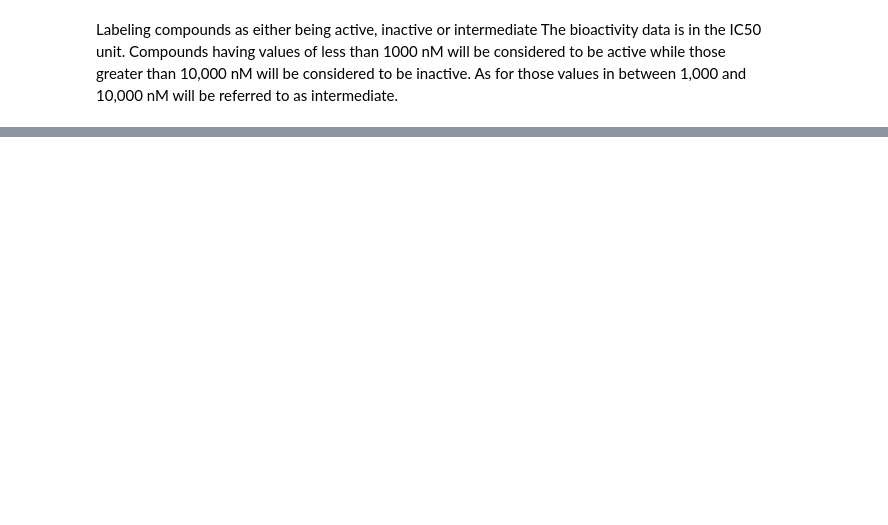
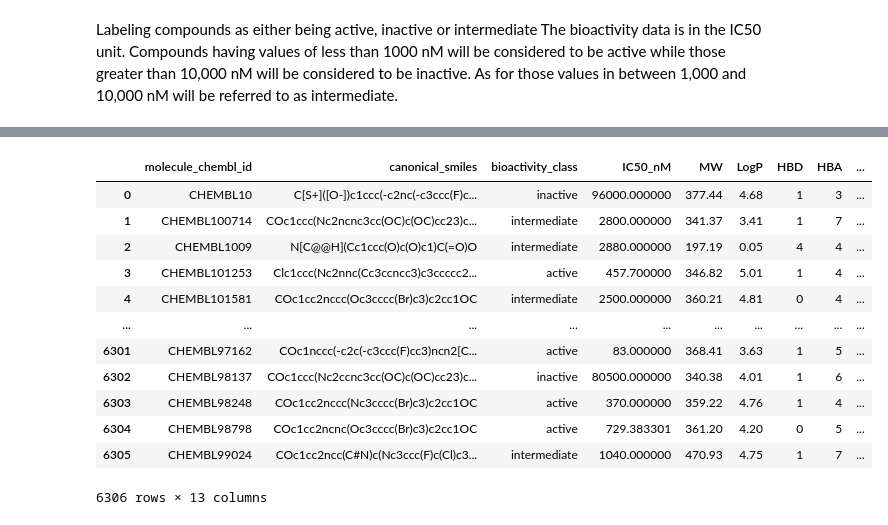
Before and after one commit to israakadhem0-coder/Drug-discovery_ML, a Jupyter notebook: python/CDD_ML_Part_1_EGFR.ipynb, the cells around one changed output, grey strips where cells are left out. Saved outputs shown, nothing was run; the diff lists cells and outputs as text; code cells hidden in the pictures; blank space fills up the shorter version.

```diff
--- a/python/CDD_ML_Part_1_EGFR.ipynb
+++ b/python/CDD_ML_Part_1_EGFR.ipynb
@@ -192,2 +203,21 @@ for col in desc_df.columns:
 # %%
-df_dedup["log_IC50"] = np.log10(df_dedup["IC50_nM"])
+df_dedup["PIC50"] = np.log10(df_dedup["IC50_nM"])
+# %%
+df_lipinski = df_dedup[['MW', 'LogP', 'HBD', 'HBA', 'RotB', 'TPSA', 'Rings', 'ArRings', 'PIC50']]
+df_combined = pd.concat([df,df_lipinski], axis=1)
+# %%
+df_combined
+# %% [output]
+|  | molecule_chembl_id | canonical_smiles | bioactivity_class | IC50_nM | MW | LogP | HBD | HBA | ... |
+| 0 | CHEMBL10 | C[S+]([O-])c1ccc(-c2nc(-c3ccc(F)c... | inactive | 96000.000000 | 377.44 | 4.68 | 1 | 3 | ... |
+| 1 | CHEMBL100714 | COc1ccc(Nc2ncnc3cc(OC)c(OC)cc23)c... | intermediate | 2800.000000 | 341.37 | 3.41 | 1 | 7 | ... |
+| 2 | CHEMBL1009 | N[C@@H](Cc1ccc(O)c(O)c1)C(=O)O | intermediate | 2880.000000 | 197.19 | 0.05 | 4 | 4 | ... |
+| 3 | CHEMBL101253 | Clc1ccc(Nc2nnc(Cc3ccncc3)c3ccccc2... | active | 457.700000 | 346.82 | 5.01 | 1 | 4 | ... |
+| 4 | CHEMBL101581 | COc1cc2nccc(Oc3cccc(Br)c3)c2cc1OC | intermediate | 2500.000000 | 360.21 | 4.81 | 0 | 4 | ... |
+| ... | ... | ... | ... | ... | ... | ... | ... | ... | ... |
+| 6301 | CHEMBL97162 | COc1nccc(-c2c(-c3ccc(F)cc3)ncn2[C... | active | 83.000000 | 368.41 | 3.63 | 1 | 5 | ... |
+| 6302 | CHEMBL98137 | COc1ccc(Nc2ccnc3cc(OC)c(OC)cc23)c... | inactive | 80500.000000 | 340.38 | 4.01 | 1 | 6 | ... |
+| 6303 | CHEMBL98248 | COc1cc2nccc(Nc3cccc(Br)c3)c2cc1OC | active | 370.000000 | 359.22 | 4.76 | 1 | 4 | ... |
+| 6304 | CHEMBL98798 | COc1cc2ncnc(Oc3cccc(Br)c3)c2cc1OC | active | 729.383301 | 361.20 | 4.20 | 0 | 5 | ... |
+| 6305 | CHEMBL99024 | COc1cc2ncc(C#N)c(Nc3ccc(F)c(Cl)c3... | intermediate | 1040.000000 | 470.93 | 4.75 | 1 | 7 | ... |
+6306 rows × 13 columns
```
Also changed, not shown: parts of 6 cells of this notebook.
